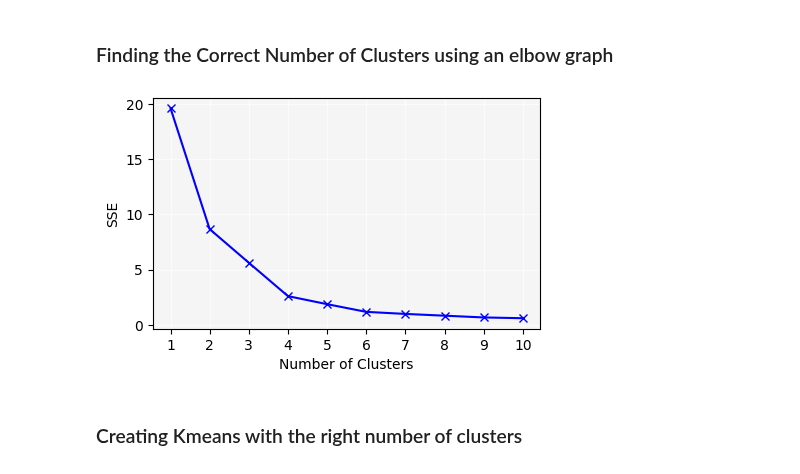
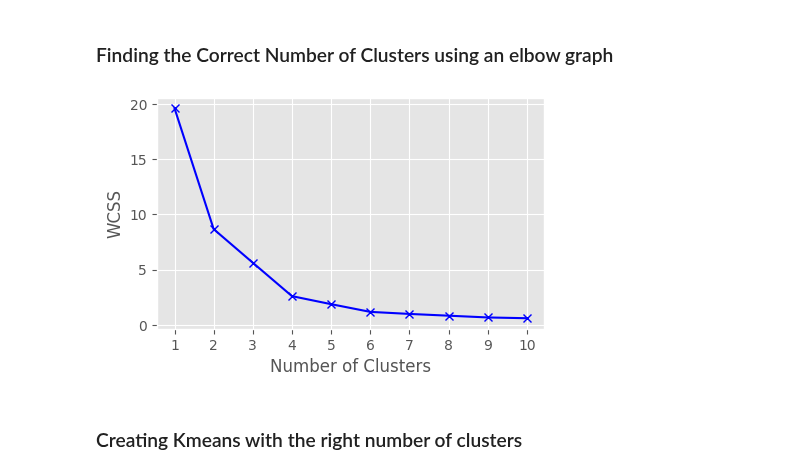
Before and after one commit to UoB-DSMP-2023-24/dsmp-2024-group27, a Jupyter notebook: IndustryMapping/IndustryClustering.ipynb, the cells around one changed output. Saved outputs shown, nothing was run; the diff lists cells and outputs as text; code cells hidden in the pictures.

```diff
--- a/IndustryMapping/IndustryClustering.ipynb
+++ b/IndustryMapping/IndustryClustering.ipynb
@@ -74,29 +74,29 @@ norm_biz_tx_id_df[cols] = scaler.fit_transform(biz_tx_id_df[cols])
 # %%
 from sklearn.cluster import KMeans
 import matplotlib.pyplot as plt
+
+plt.style.use('ggplot')
 
 # WCSS for each number of clusters
 sse = []
 
 # Range of possible clusters
 cluster_range = range(1, 11)
 
 for n_clusters in cluster_range:
     kmeans = KMeans(n_clusters=n_clusters, random_state=0)
     kmeans.fit(norm_biz_tx_id_df[cols])
     sse.append(kmeans.inertia_)
 
 # Plotting the Elbow Method graph
 plt.figure(figsize=(5, 3))
-plt.gca().set_facecolor('whitesmoke')
 plt.plot(cluster_range, sse, marker='x', color='blue', linestyle='-')
-plt.grid(True, color='white', linestyle='-', linewidth=0.5)
 plt.xlabel('Number of Clusters')
 plt.ylabel('WCSS')
 plt.xticks(cluster_range)
 plt.show()
 # %% [output]
-[figure, old version]
+[figure, new version]
 # %% [markdown]
 ### Creating Kmeans with the right number of clusters
 # %%
```
Also changed, not shown: parts of 2 cells of this notebook.
